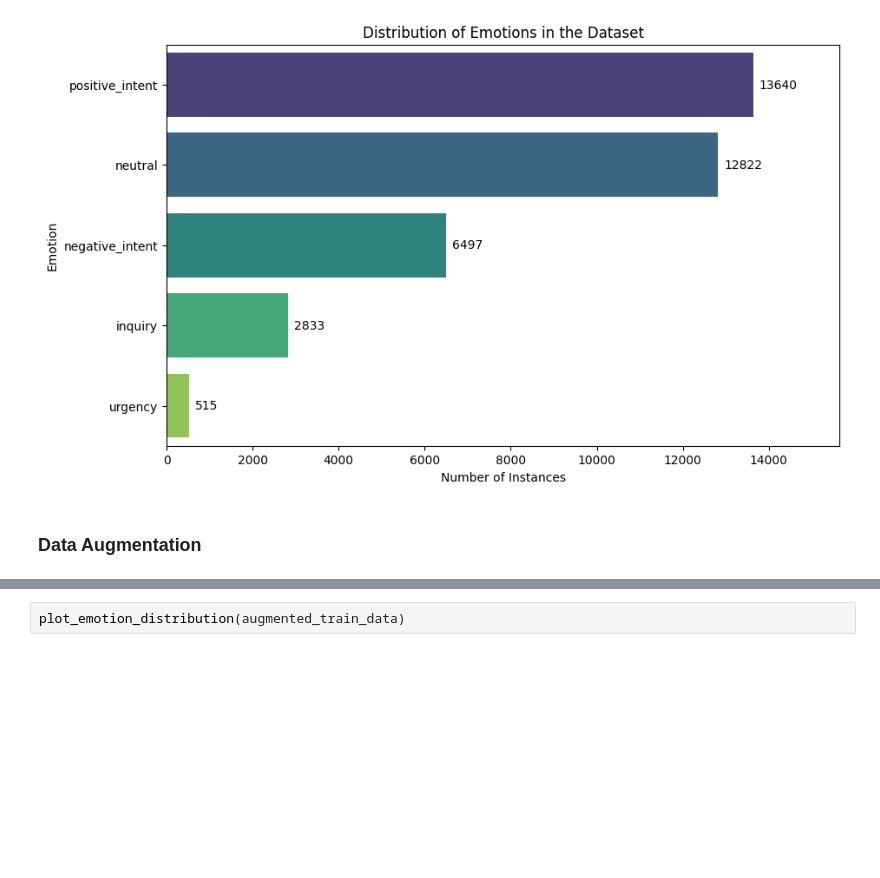
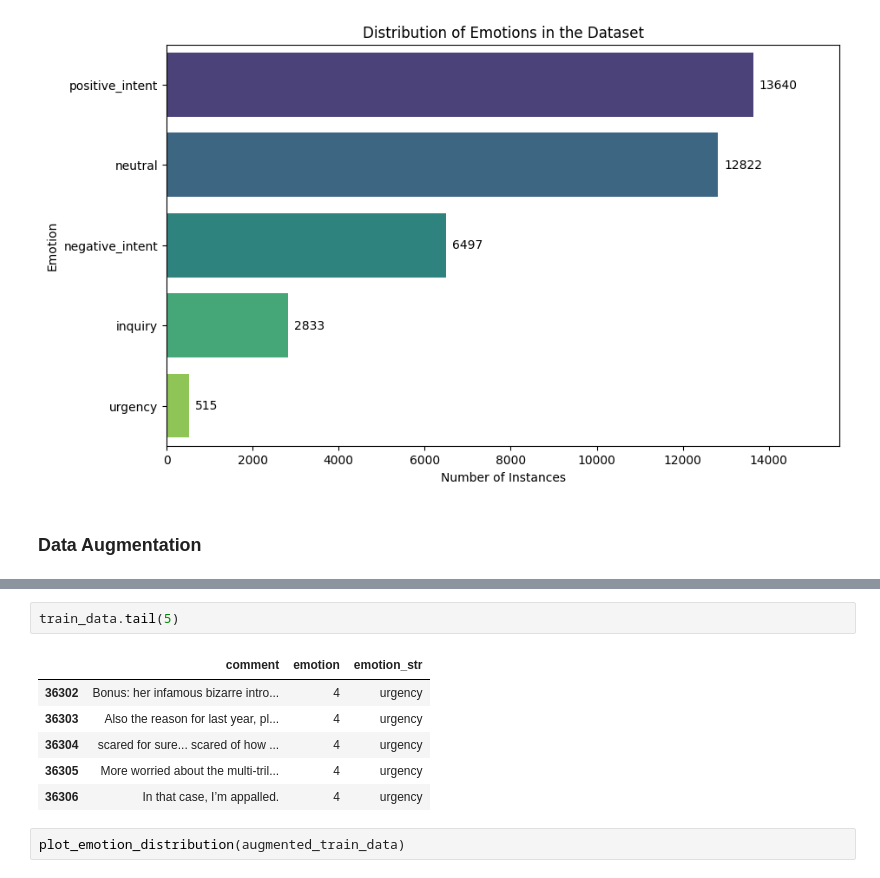
Before and after one commit to rgap/NMA-GoEmotions-Project, a Jupyter notebook: notebooks/13_more_data_analysis.ipynb, the cells around one changed output, grey strips where cells are left out. Drawn from its saved outputs; the diff is of its cells as text; blank space fills up the shorter version.

```diff
--- a/notebooks/13_more_data_analysis.ipynb
+++ b/notebooks/13_more_data_analysis.ipynb
@@ -190,3 +199,12 @@ augmented_train_data.head(2)
+# %%
+train_data.tail(5)
+# %% [output]
+|  | comment | emotion | emotion_str |
+| 36302 | Bonus: her infamous bizarre intro... | 4 | urgency |
+| 36303 | Also the reason for last year, pl... | 4 | urgency |
+| 36304 | scared for sure... scared of how ... | 4 | urgency |
+| 36305 | More worried about the multi-tril... | 4 | urgency |
+| 36306 | In that case, I’m appalled. | 4 | urgency |
 # %%
 plot_emotion_distribution(augmented_train_data)
 # %% [output]
```
Also changed, not shown: parts of 4 cells of this notebook, 3 other files.
